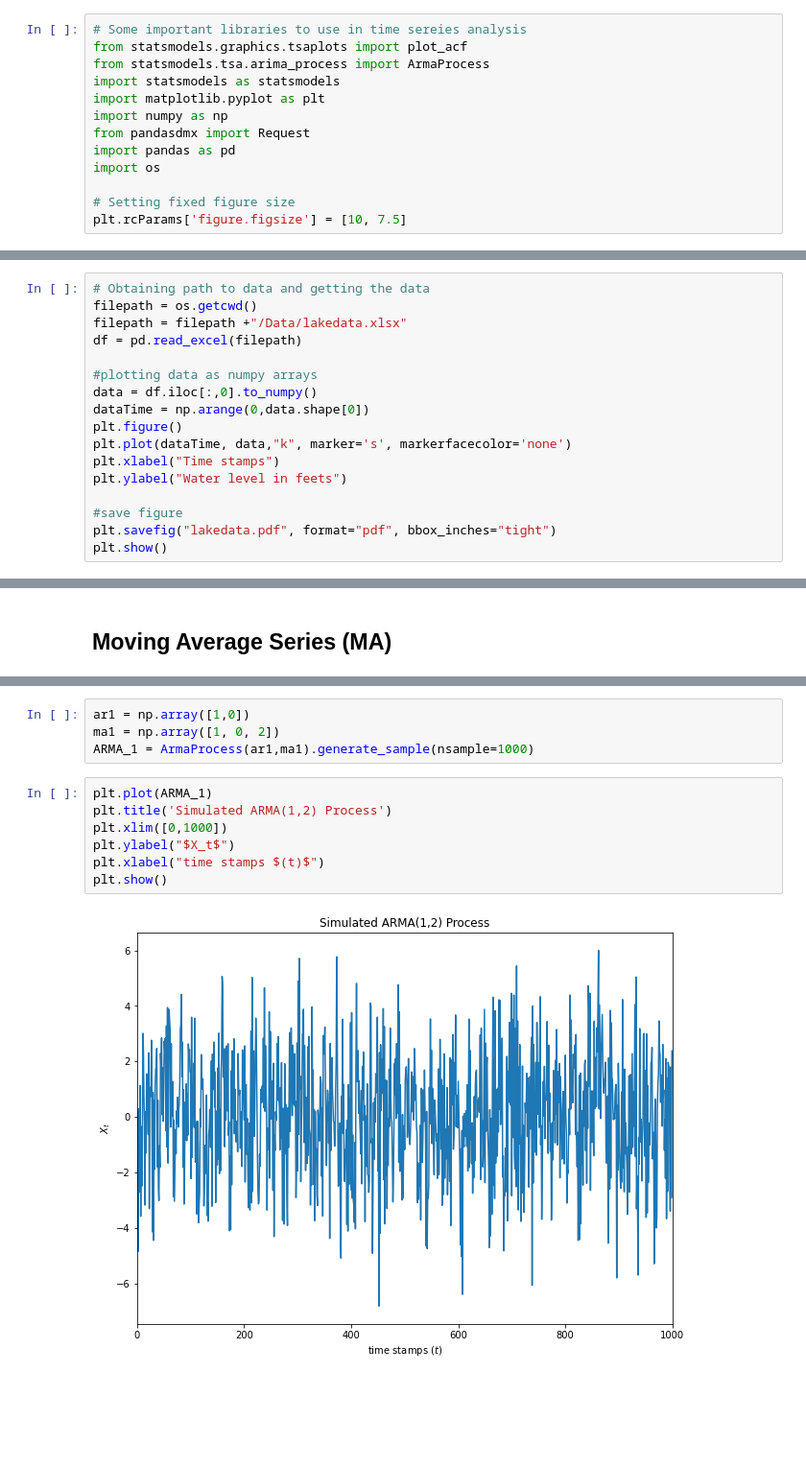
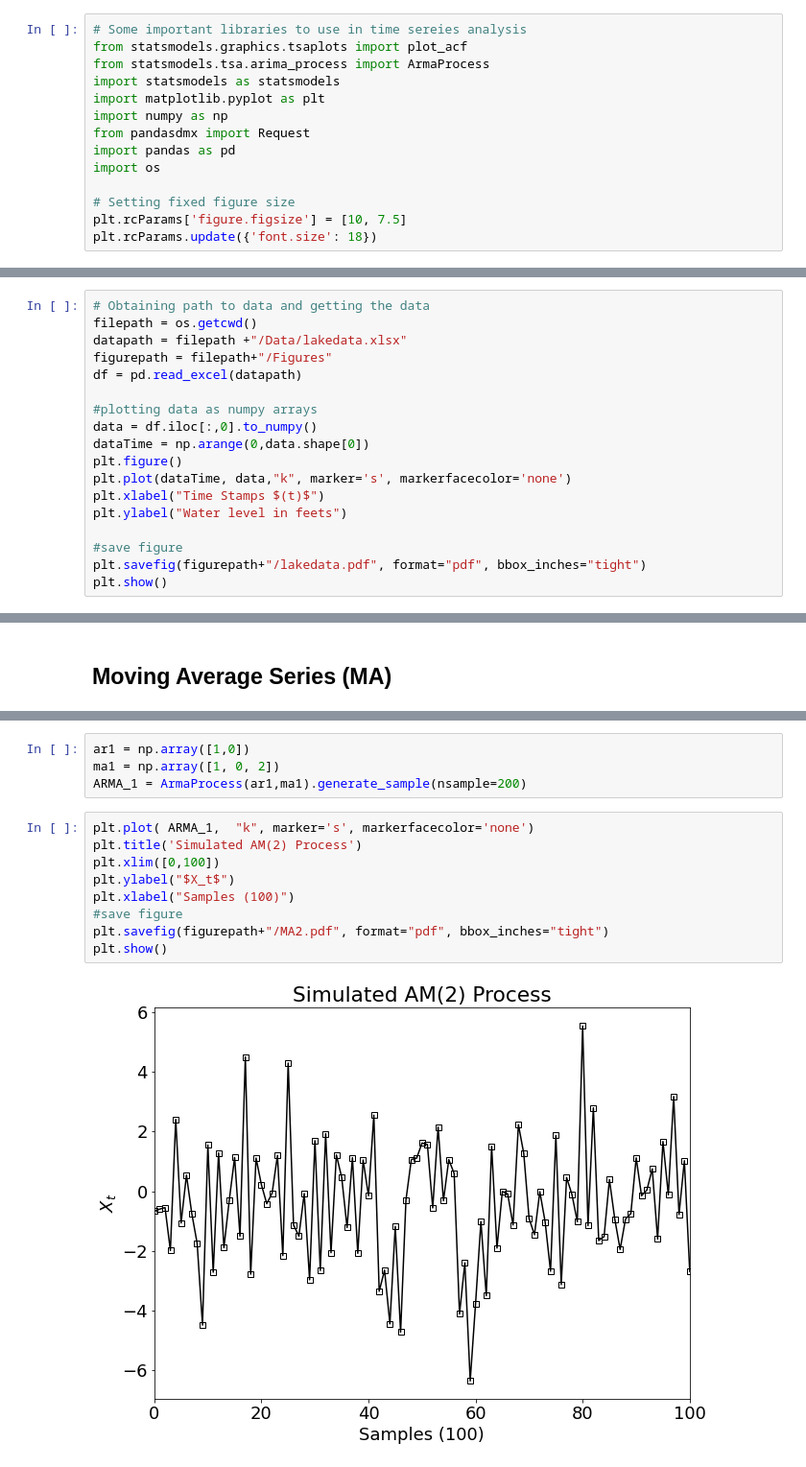
Before and after one commit to YassYe/Deeplearning-Workshops-FYP, a Jupyter notebook: Project2/TimeSeriesProject.ipynb, the cells around one changed output, grey strips where cells are left out. Shown: that part at 96% size. Saved outputs shown, nothing was run; the diff lists cells and outputs as text; blank space fills up the shorter version.

Commit message:
added figures folder and adjusted plot style

```diff
--- a/Project2/TimeSeriesProject.ipynb
+++ b/Project2/TimeSeriesProject.ipynb
@@ -13,23 +13,25 @@ import os
 
 # Setting fixed figure size
 plt.rcParams['figure.figsize'] = [10, 7.5]
+plt.rcParams.update({'font.size': 18})
 # %% [markdown]
 #### Importing Lake Huron Data and Plotting it
 # %%
 # Obtaining path to data and getting the data
 filepath = os.getcwd()
-filepath = filepath +"/Data/lakedata.xlsx"
-df = pd.read_excel(filepath)
+datapath = filepath +"/Data/lakedata.xlsx"
+figurepath = filepath+"/Figures"
+df = pd.read_excel(datapath)
 
 #plotting data as numpy arrays
 data = df.iloc[:,0].to_numpy()
 dataTime = np.arange(0,data.shape[0])
 plt.figure()
 plt.plot(dataTime, data,"k", marker='s', markerfacecolor='none')
-plt.xlabel("Time stamps")
+plt.xlabel("Time Stamps $(t)$")
 plt.ylabel("Water level in feets")
 
 #save figure
-plt.savefig("lakedata.pdf", format="pdf", bbox_inches="tight")
+plt.savefig(figurepath+"/lakedata.pdf", format="pdf", bbox_inches="tight")
 plt.show()
 # %% [output]
@@ -93,13 +98,15 @@ plt.show()
 # %%
 ar1 = np.array([1,0])
 ma1 = np.array([1, 0, 2])
-ARMA_1 = ArmaProcess(ar1,ma1).generate_sample(nsample=1000)
+ARMA_1 = ArmaProcess(ar1,ma1).generate_sample(nsample=200)
 # %%
-plt.plot(ARMA_1)
-plt.title('Simulated ARMA(1,2) Process')
-plt.xlim([0,1000])
+plt.plot( ARMA_1,  "k", marker='s', markerfacecolor='none')
+plt.title('Simulated AM(2) Process')
+plt.xlim([0,100])
 plt.ylabel("$X_t$")
-plt.xlabel("time stamps $(t)$")
+plt.xlabel("Samples (100)")
+#save figure
+plt.savefig(figurepath+"/MA2.pdf", format="pdf", bbox_inches="tight")
 plt.show()
 # %% [output]
-[figure, old version]
+[figure, new version]
```
Also changed, not shown: parts of 21 cells of this notebook, 11 other files.
